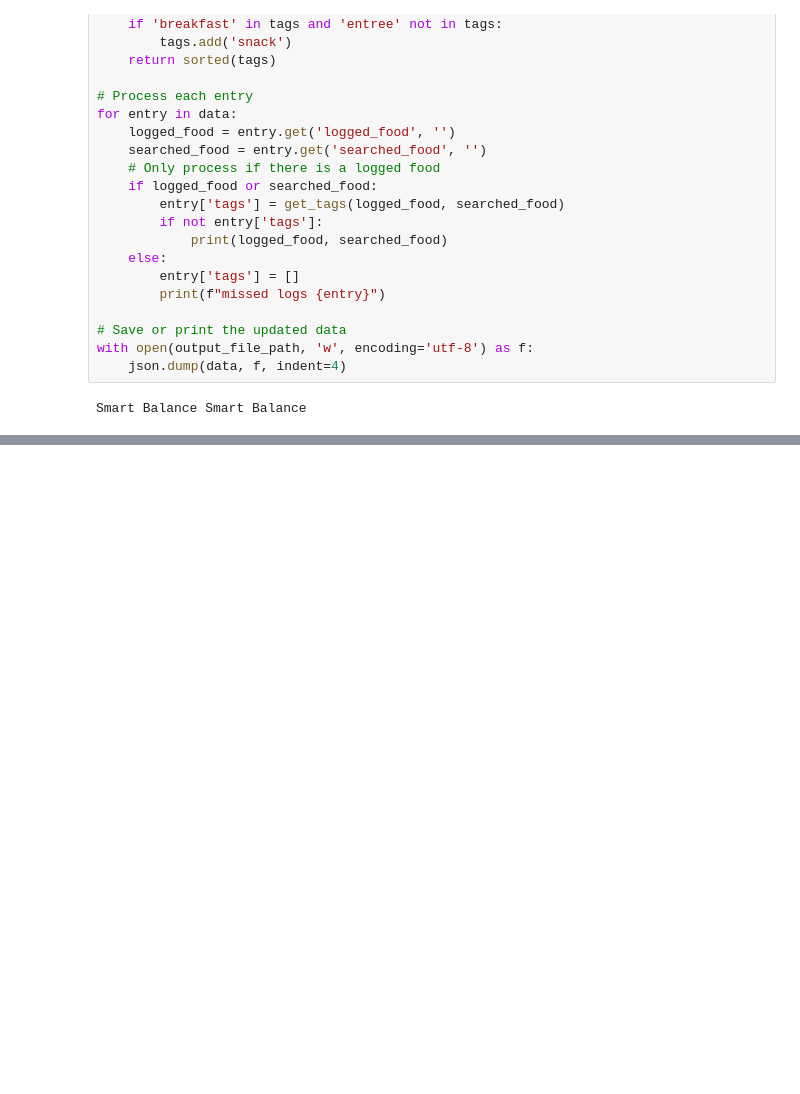
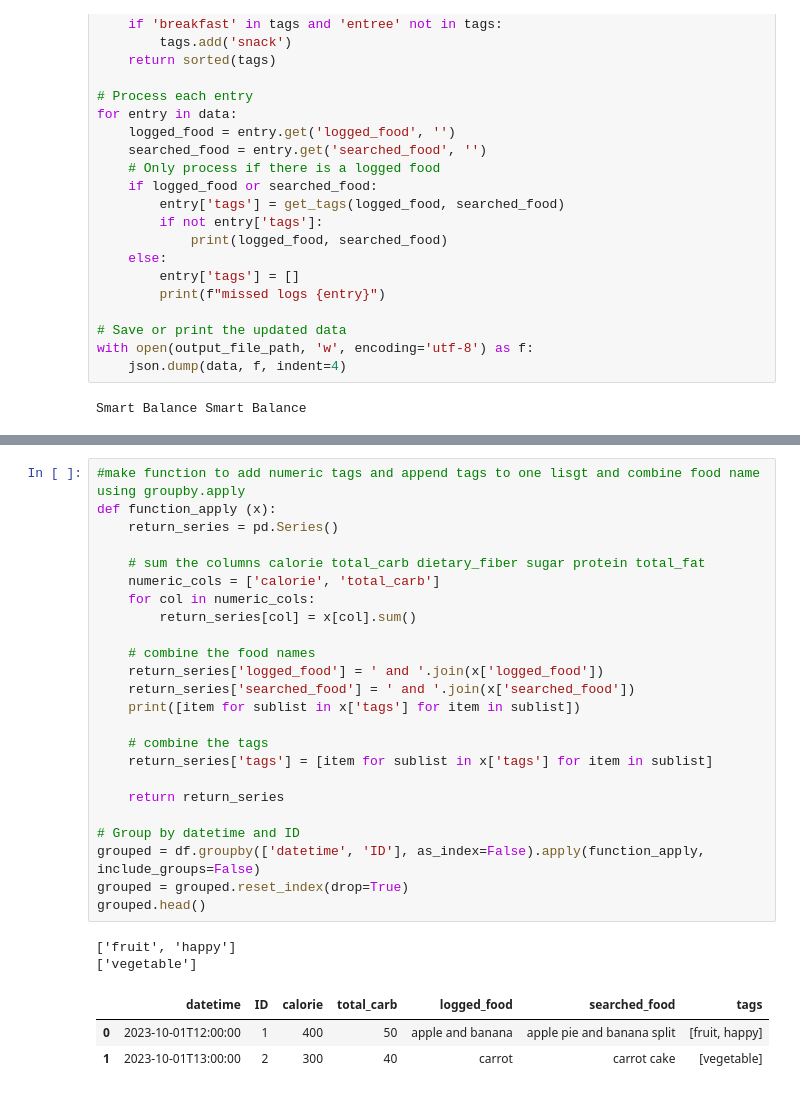
Before and after one commit to KrazyKats/dsc106_team, a Jupyter notebook: quy_work/file_cleaning.ipynb, the cells around one changed output, grey strips where cells are left out. Saved outputs shown, nothing was run; the diff lists cells and outputs as text; blank space fills up the shorter version.

```diff
--- a/quy_work/file_cleaning.ipynb
+++ b/quy_work/file_cleaning.ipynb
@@ -325,0 +451,30 @@ Smart Balance Smart Balance
+# %%
+#make function to add numeric tags and append tags to one lisgt and combine food name using groupby.apply
+def function_apply (x):
+    return_series = pd.Series()
+
+    # sum the columns calorie total_carb dietary_fiber sugar protein total_fat
+    numeric_cols = ['calorie', 'total_carb']
+    for col in numeric_cols:
+        return_series[col] = x[col].sum()
+
+    # combine the food names
+    return_series['logged_food'] = ' and '.join(x['logged_food'])
+    return_series['searched_food'] = ' and '.join(x['searched_food'])
+    print([item for sublist in x['tags'] for item in sublist])
+
+    # combine the tags
+    return_series['tags'] = [item for sublist in x['tags'] for item in sublist]
+
+    return return_series
+
+# Group by datetime and ID
+grouped = df.groupby(['datetime', 'ID'], as_index=False).apply(function_apply, include_groups=False)
+grouped = grouped.reset_index(drop=True)
+grouped.head()
+# %% [output]
+['fruit', 'happy']
+['vegetable']
+|  | datetime | ID | calorie | total_carb | logged_food | searched_food | tags |
+| 0 | 2023-10-01T12:00:00 | 1 | 400 | 50 | apple and banana | apple pie and banana split | [fruit, happy] |
+| 1 | 2023-10-01T13:00:00 | 2 | 300 | 40 | carrot | carrot cake | [vegetable] |
```
Also changed, not shown: parts of 5 cells of this notebook, 1 other file.
